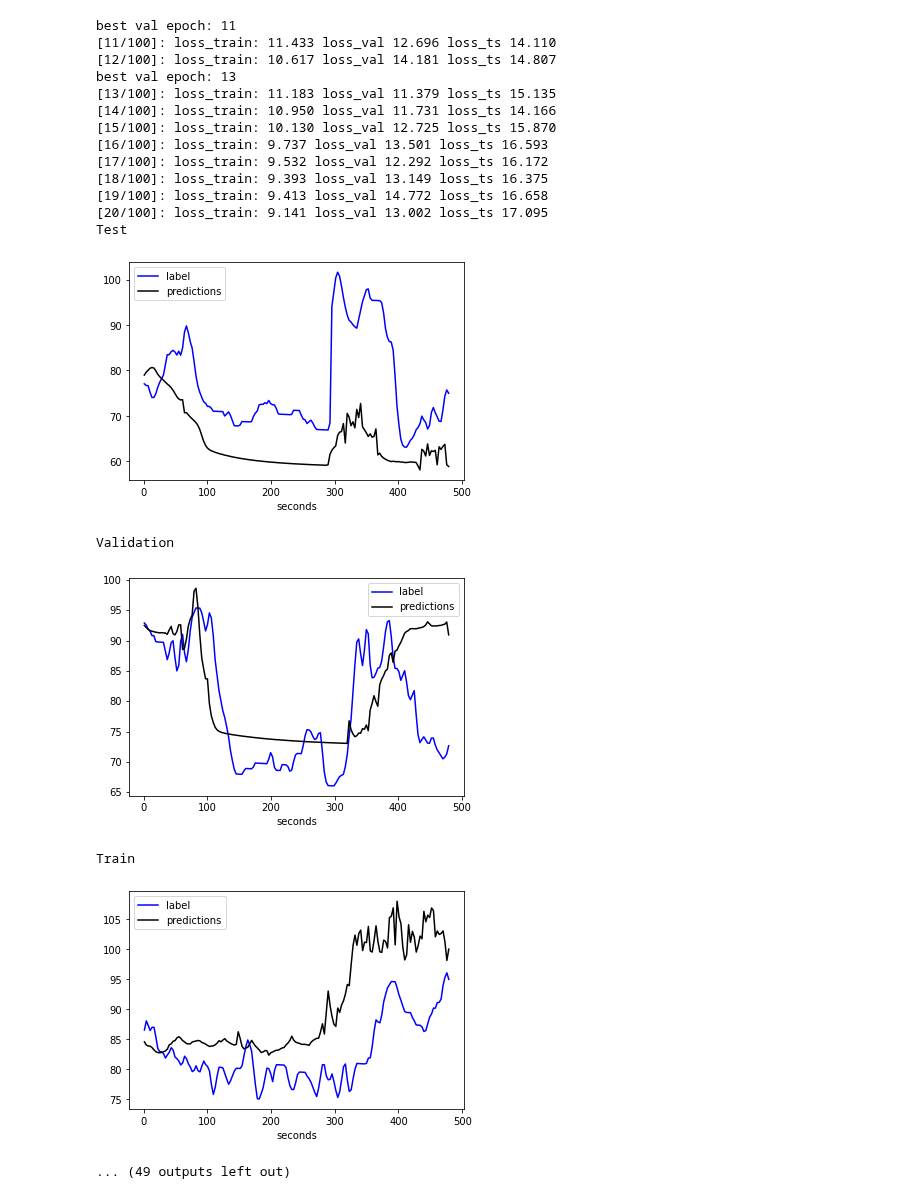
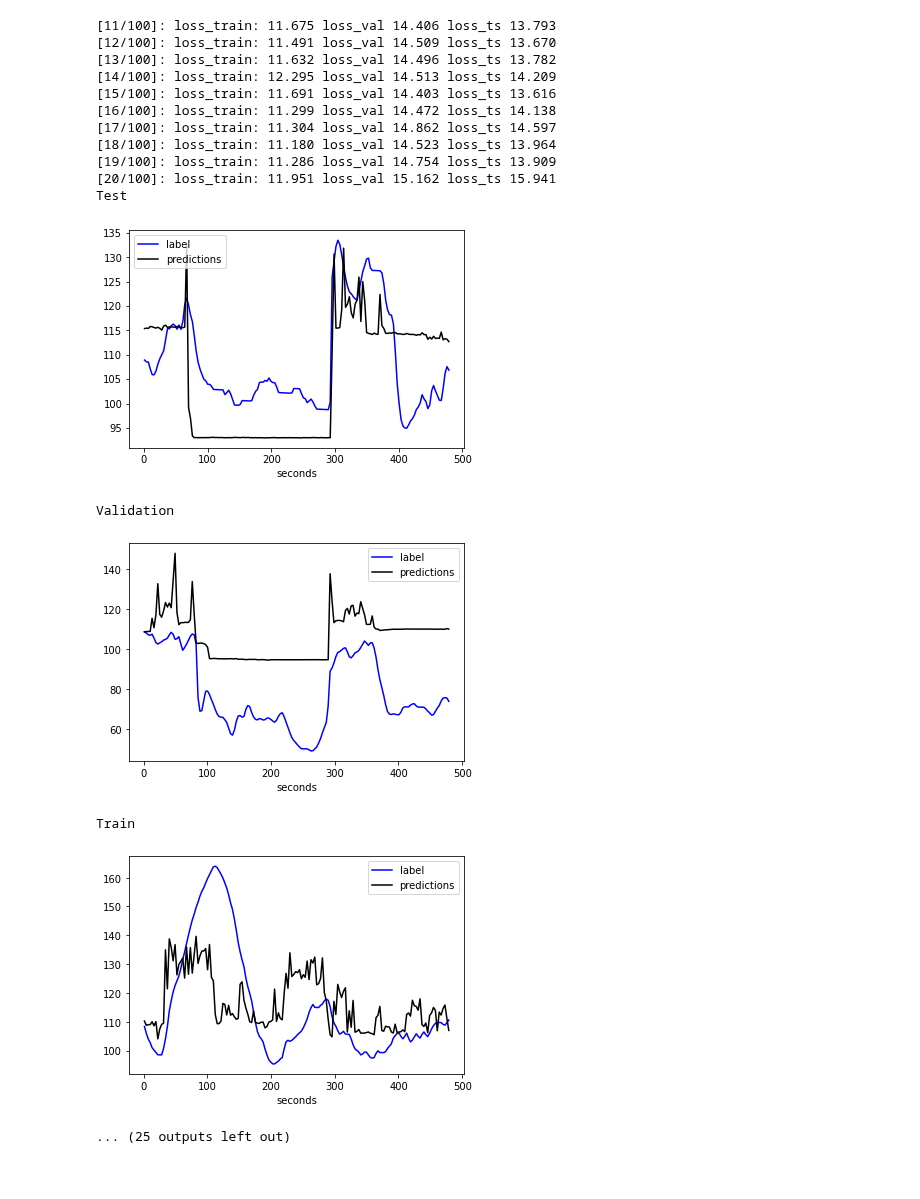
Before and after one commit to davipeag/HeartRateRegression, a Jupyter notebook: colab_training.ipynb, the cells around one changed output. Saved outputs shown, nothing was run; the diff lists cells and outputs as text; code cells hidden in the pictures.

```diff
--- a/colab_training.ipynb
+++ b/colab_training.ipynb
@@ -8,8 +8,8 @@ args = {
     'lr': 1.0e-3,           # Learning rate.
     'weight_decay': 10e-4, # L2 penalty.
     'momentum': 0.9,      # Momentum.
-    'batch_size': 5,     # Mini-batch size. 600
-    'batch_test': 1024,     # size of test batch
+    'batch_size': 4,     # Mini-batch size. 600
+    'batch_test': 4,     # size of test batch
 }
 
 if torch.cuda.is_available():
@@ -20,11 +20,11 @@ else:
 print(args['device'])
 
 dataset_name = "PAMAP2"
-model_type = "OurConvLSTM"
+model_type = "CnnIMU"
 #"OurConvLSTM", "AttentionTransformer", "DeepConvLSTM", "CnnIMU", FCNN
 
-val_sub = 4
-for ts_sub in [7]:# [0, 1, 2, 3, 5, 6, 7]:#2,6]:#[6,7,2,0,1,3,5]:
+val_sub = 3
+for ts_sub in [7]:#[0, 1, 2, 4, 5, 6, 7]: #2,6]:#[6,7,2,0,1,3,5]:
 
 
   ! pip install wget
@@ -269,21 +269,19 @@ Train
-best val epoch: 11
-[11/100]: loss_train: 11.433 loss_val 12.696 loss_ts 14.110
-[12/100]: loss_train: 10.617 loss_val 14.181 loss_ts 14.807
-best val epoch: 13
-[13/100]: loss_train: 11.183 loss_val 11.379 loss_ts 15.135
-[14/100]: loss_train: 10.950 loss_val 11.731 loss_ts 14.166
-[15/100]: loss_train: 10.130 loss_val 12.725 loss_ts 15.870
-[16/100]: loss_train: 9.737 loss_val 13.501 loss_ts 16.593
-[17/100]: loss_train: 9.532 loss_val 12.292 loss_ts 16.172
-[18/100]: loss_train: 9.393 loss_val 13.149 loss_ts 16.375
-[19/100]: loss_train: 9.413 loss_val 14.772 loss_ts 16.658
-[20/100]: loss_train: 9.141 loss_val 13.002 loss_ts 17.095
+[11/100]: loss_train: 11.675 loss_val 14.406 loss_ts 13.793
+[12/100]: loss_train: 11.491 loss_val 14.509 loss_ts 13.670
+[13/100]: loss_train: 11.632 loss_val 14.496 loss_ts 13.782
+[14/100]: loss_train: 12.295 loss_val 14.513 loss_ts 14.209
+[15/100]: loss_train: 11.691 loss_val 14.403 loss_ts 13.616
+[16/100]: loss_train: 11.299 loss_val 14.472 loss_ts 14.138
+[17/100]: loss_train: 11.304 loss_val 14.862 loss_ts 14.597
+[18/100]: loss_train: 11.180 loss_val 14.523 loss_ts 13.964
+[19/100]: loss_train: 11.286 loss_val 14.754 loss_ts 13.909
+[20/100]: loss_train: 11.951 loss_val 15.162 loss_ts 15.941
 Test
-[figure, old version]
+[figure, new version]
 Validation
-[figure, old version]
+[figure, new version]
 Train
-[figure, old version]
+[figure, new version]
-... (49 outputs left out)
+... (25 outputs left out)
 # %%
 len(use_dfs)
```
Also changed, not shown: parts of 2 cells of this notebook.
